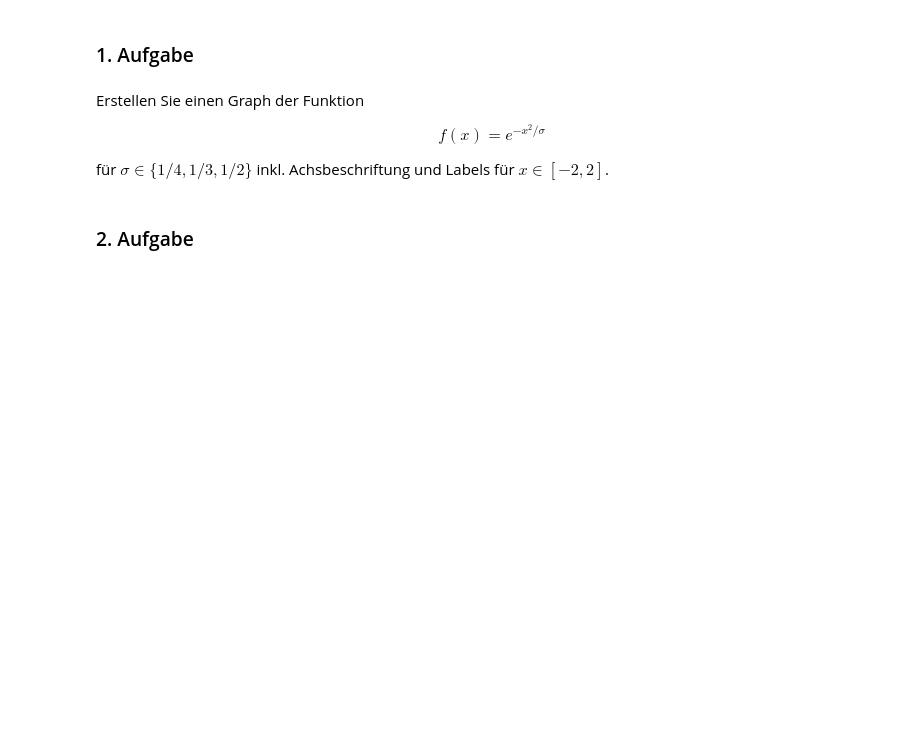
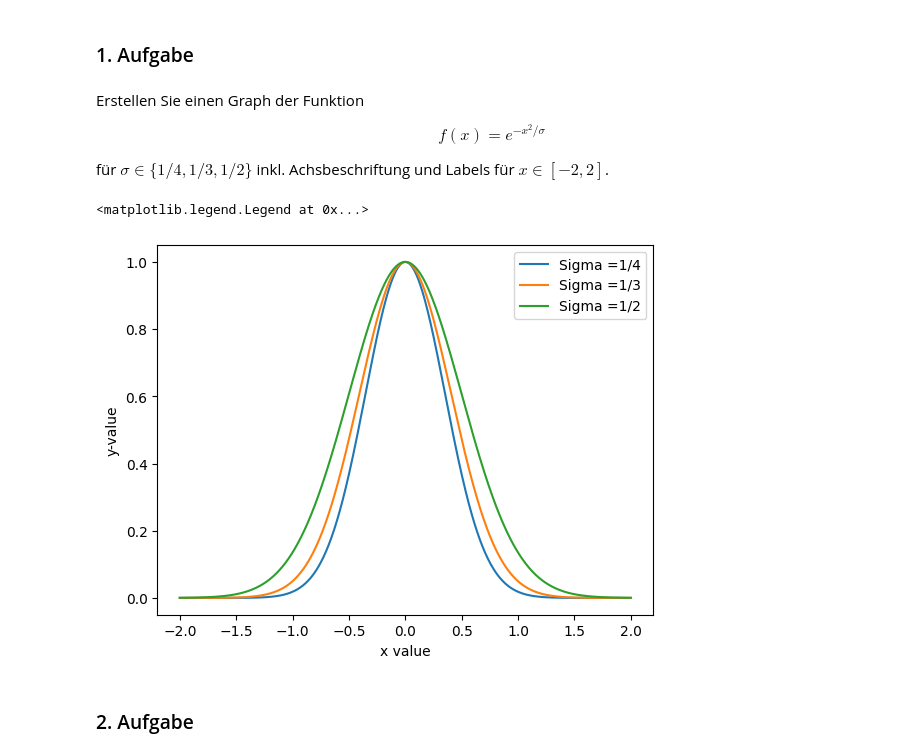
Before and after one commit to hollejon/Numerik, a Jupyter notebook: Praktikum1/PythonEinfuehrung.ipynb, the cells around one changed output. Cells and saved outputs as stored; diff of their text form; code cells hidden in the pictures; blank space fills up the shorter version.

```diff
--- a/Praktikum1/PythonEinfuehrung.ipynb
+++ b/Praktikum1/PythonEinfuehrung.ipynb
@@ -22,7 +22,24 @@ $$f(x) = e^{-x^2/\sigma}$$
 
 für $\sigma \in \{1/4,1/3,1/2\}$ inkl. Achsbeschriftung und Labels für $x\in [-2,2]$.
 # %%
-Fuck
+import numpy as np
+from matplotlib import pyplot as plt
+
+
+def red(x,sig):
+    f = np.exp((-x**2)/sig)
+    return f
+
+t = np.linspace(-2,2,1000)
+plt.plot(t,red(t,1/4),label ='Sigma =1/4')
+plt.xlabel('x value')
+plt.ylabel('y-value')
+plt.plot(t,red(t,1/3),label ='Sigma =1/3')
+plt.plot(t,red(t,1/2),label ='Sigma =1/2')
+plt.legend()
+# %% [output]
+<matplotlib.legend.Legend at 0x...>
+[figure, added]
 # %% [markdown]
 ### 2. Aufgabe
 # %% [markdown]
```
Also changed, not shown: parts of 2 cells of this notebook.
